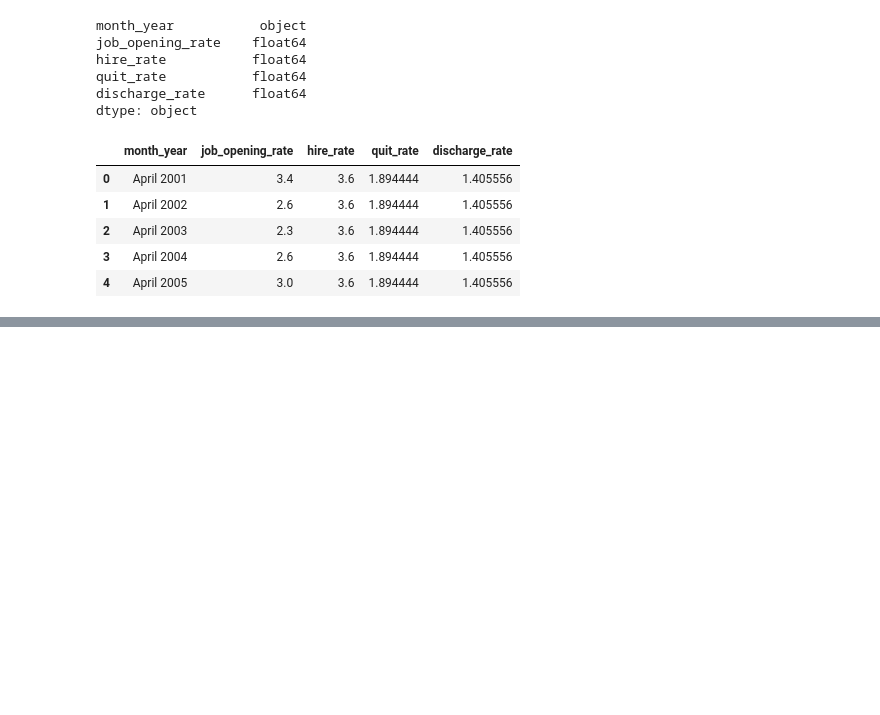
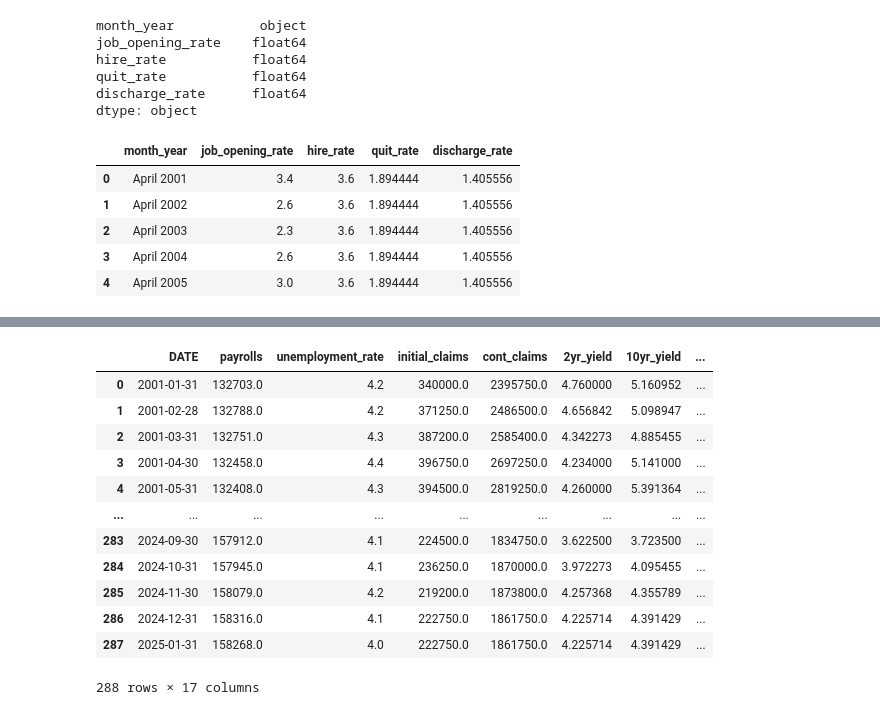
Before and after one commit to paulpuccinelli/BLS_jobs_report_model, a Jupyter notebook: BLS_prediction_notebook.ipynb, the cells around one changed output, grey strips where cells are left out. Saved outputs shown, nothing was run; the diff lists cells and outputs as text; code cells hidden in the pictures; blank space fills up the shorter version.

```diff
--- a/BLS_prediction_notebook.ipynb
+++ b/BLS_prediction_notebook.ipynb
@@ -574,3 +564,8 @@ dtype: object
 | 2 | April 2003 | 2.3 | 3.6 | 1.894444 | 1.405556 |
 | 3 | April 2004 | 2.6 | 3.6 | 1.894444 | 1.405556 |
 | 4 | April 2005 | 3.0 | 3.6 | 1.894444 | 1.405556 |
+# %%
+bls_df['month_year'] = pd.to_datetime(bls_df['month_year'])
+
+bls_df['month'] = bls_df['month_year'].dt.month
+bls_df['year'] = bls_df['month_year'].dt.year
@@ -576,0 +574,5 @@ dtype: object
+# %%
+fred_df['month'] = fred_df['DATE'].dt.month
+fred_df['year'] = fred_df['DATE'].dt.year
+
+fred_df.head()
@@ -576,0 +586,4 @@ dtype: object
+# %%
+bls_df['month']
+bls_df = bls_df.sort_values('month_year').reset_index()
+bls_df.head()
@@ -576,0 +597,23 @@ dtype: object
+# %%
+master_df = pd.merge(
+    fred_df,
+    bls_df,
+    on=['year', 'month'],
+    how='inner'
+)
+# %%
+master_df
+# %% [output]
+|  | DATE | payrolls | unemployment_rate | initial_claims | cont_claims | 2yr_yield | 10yr_yield | ... |
+| 0 | 2001-01-31 | 132703.0 | 4.2 | 340000.0 | 2395750.0 | 4.760000 | 5.160952 | ... |
+| 1 | 2001-02-28 | 132788.0 | 4.2 | 371250.0 | 2486500.0 | 4.656842 | 5.098947 | ... |
+| 2 | 2001-03-31 | 132751.0 | 4.3 | 387200.0 | 2585400.0 | 4.342273 | 4.885455 | ... |
+| 3 | 2001-04-30 | 132458.0 | 4.4 | 396750.0 | 2697250.0 | 4.234000 | 5.141000 | ... |
+| 4 | 2001-05-31 | 132408.0 | 4.3 | 394500.0 | 2819250.0 | 4.260000 | 5.391364 | ... |
+| ... | ... | ... | ... | ... | ... | ... | ... | ... |
+| 283 | 2024-09-30 | 157912.0 | 4.1 | 224500.0 | 1834750.0 | 3.622500 | 3.723500 | ... |
+| 284 | 2024-10-31 | 157945.0 | 4.1 | 236250.0 | 1870000.0 | 3.972273 | 4.095455 | ... |
+| 285 | 2024-11-30 | 158079.0 | 4.2 | 219200.0 | 1873800.0 | 4.257368 | 4.355789 | ... |
+| 286 | 2024-12-31 | 158316.0 | 4.1 | 222750.0 | 1861750.0 | 4.225714 | 4.391429 | ... |
+| 287 | 2025-01-31 | 158268.0 | 4.0 | 222750.0 | 1861750.0 | 4.225714 | 4.391429 | ... |
+288 rows × 17 columns
```
Also changed, not shown: parts of 5 cells of this notebook.
